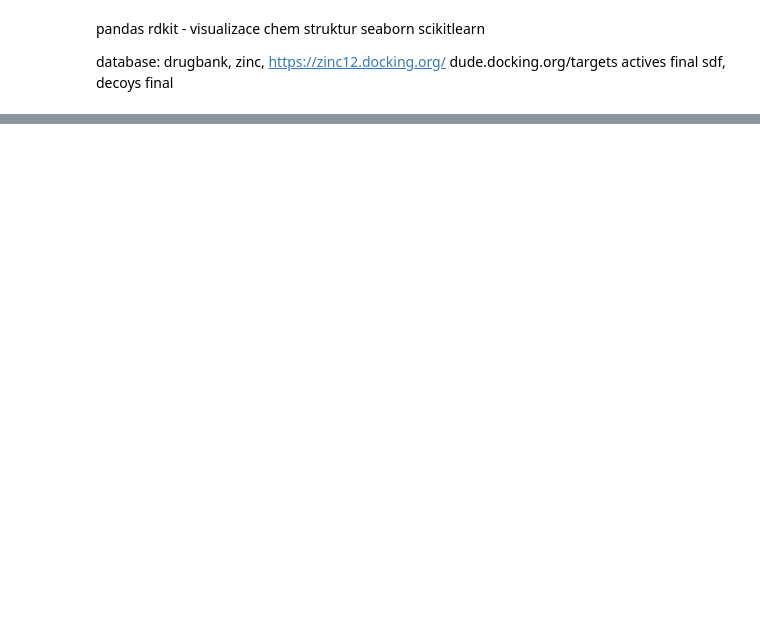
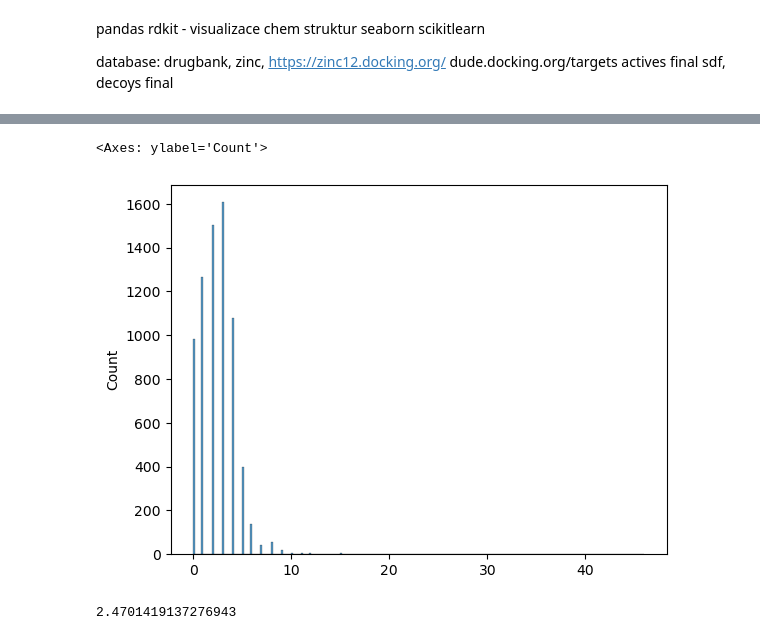
Before and after one commit to lich-uct/cdd2023, a Jupyter notebook: fulopj/jp_ntb/cdd_1.ipynb, the cells around one changed output, grey strips where cells are left out. Cells and saved outputs as stored; diff of their text form; code cells hidden in the pictures; blank space fills up the shorter version.

```diff
--- a/fulopj/jp_ntb/cdd_1.ipynb
+++ b/fulopj/jp_ntb/cdd_1.ipynb
@@ -15,0 +19,2 @@ Chem.MolFromSmiles('C1=CC=CC=C1')
+# %%
+supp = Chem.SDMolSupplier('../data/drugbank.sdf')
@@ -15,0 +26,12 @@ Chem.MolFromSmiles('C1=CC=CC=C1')
+# %%
+mols = []
+count = 0
+for mol in supp:
+    if mol:
+        mols.append(mol)
+    else:
+        count += 1
+print(len(mols), count)
+m = mols[0]
+rings = Chem.GetSSSR(m)
+print(len((rings)), [list(r) for r in rings])
@@ -15,0 +61,3 @@ Chem.MolFromSmiles('C1=CC=CC=C1')
+# %%
+m = mols[1]
+m
@@ -15,0 +77,11 @@ Chem.MolFromSmiles('C1=CC=CC=C1')
+# %%
+import seaborn as sns
+rings = [len(Chem.GetSSSR(m)) for m in mols]
+sns.histplot(rings)
+# %% [output]
+<Axes: ylabel='Count'>
+[figure, added]
+# %%
+sum(rings)/len(rings)
+# %% [output]
+2.4701419137276943
```
Also changed, not shown: parts of 8 cells of this notebook.
